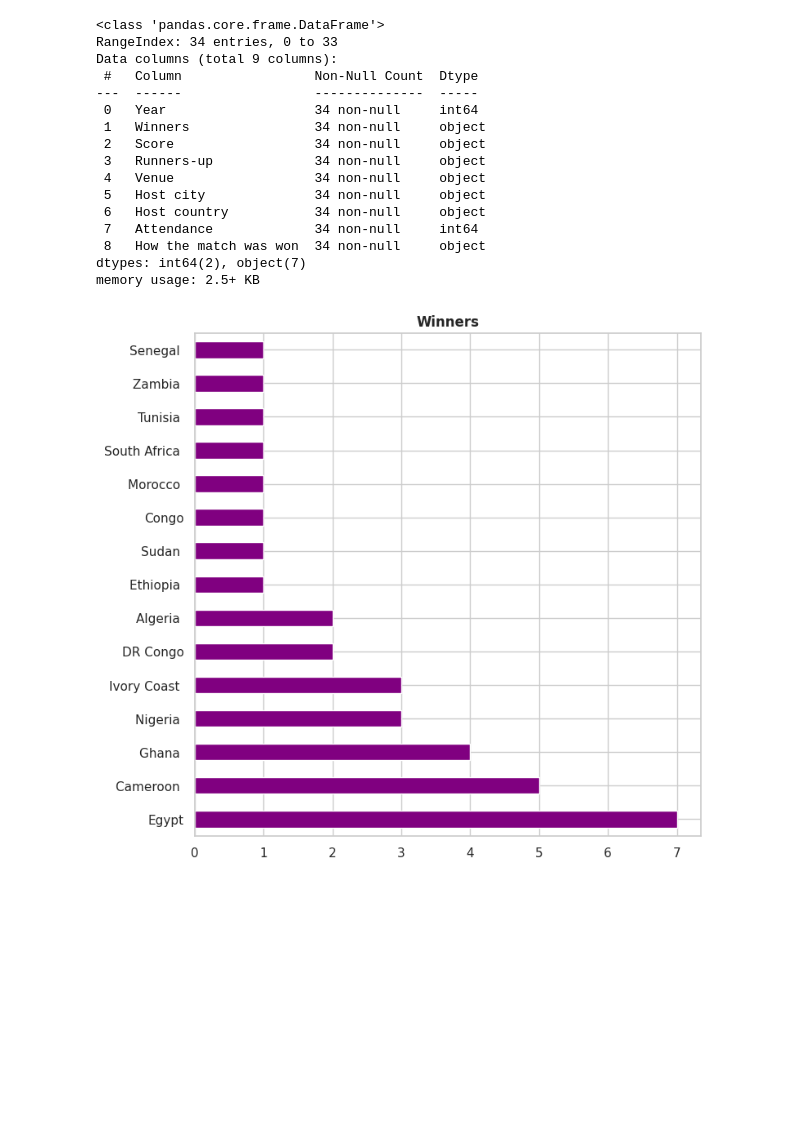
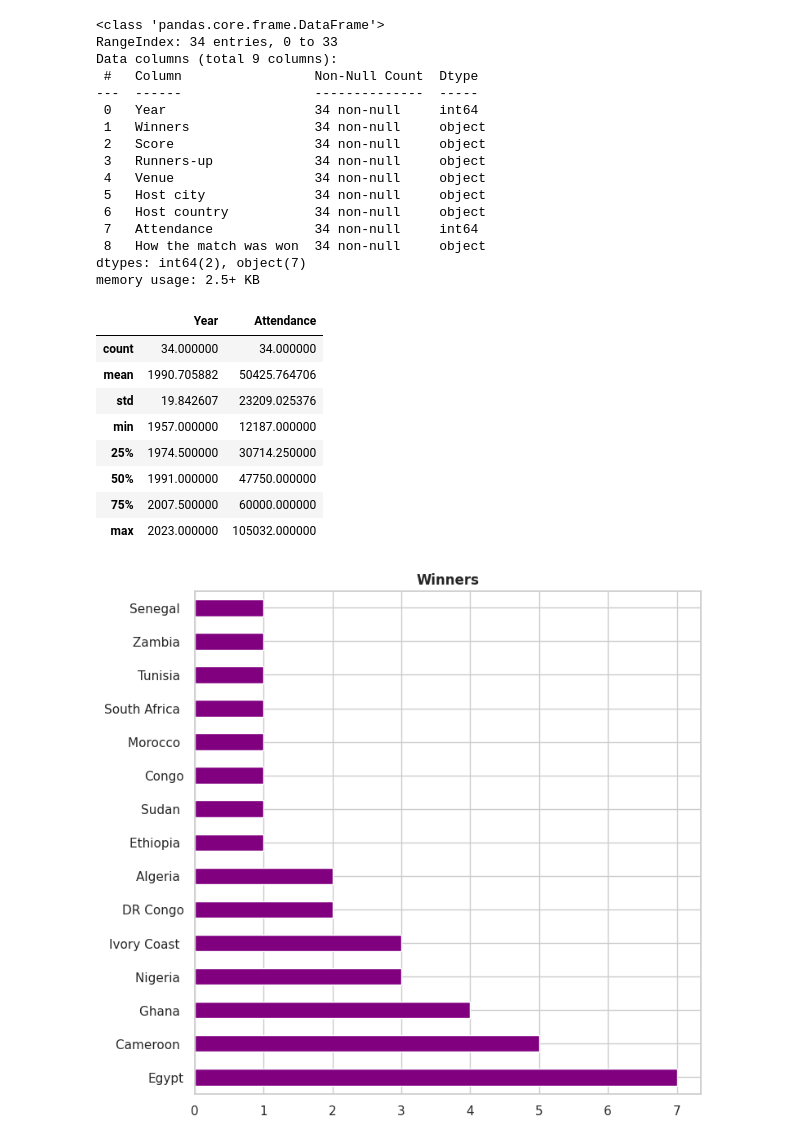
Before and after one commit to guilhermelaviola/SoccerCompetitionsStudy, a Jupyter notebook: AfricanCupOfNationsStudy.ipynb, the cells around one changed output. Saved outputs shown, nothing was run; the diff lists cells and outputs as text; code cells hidden in the pictures; blank space fills up the shorter version.

Commit message:
I applied the describe() method to get statistical information of the numerical data in the dataset

```diff
--- a/AfricanCupOfNationsStudy.ipynb
+++ b/AfricanCupOfNationsStudy.ipynb
@@ -47,6 +47,19 @@ Data columns (total 9 columns):
  8   How the match was won  34 non-null     object
 dtypes: int64(2), object(7)
 memory usage: 2.5+ KB
+# %%
+# Displaying general statistical information of the number data present in the dataset:
+ac.describe()
+# %% [output]
+|  | Year | Attendance |
+| count | 34.000000 | 34.000000 |
+| mean | 1990.705882 | 50425.764706 |
+| std | 19.842607 | 23209.025376 |
+| min | 1957.000000 | 12187.000000 |
+| 25% | 1974.500000 | 30714.250000 |
+| 50% | 1991.000000 | 47750.000000 |
+| 75% | 2007.500000 | 60000.000000 |
+| max | 2023.000000 | 105032.000000 |
 # %%
 # Displaying the number of titles by nation:
 ac['Winners'].value_counts().plot(kind = 'barh', color = 'purple', figsize = (8, 8))
```
